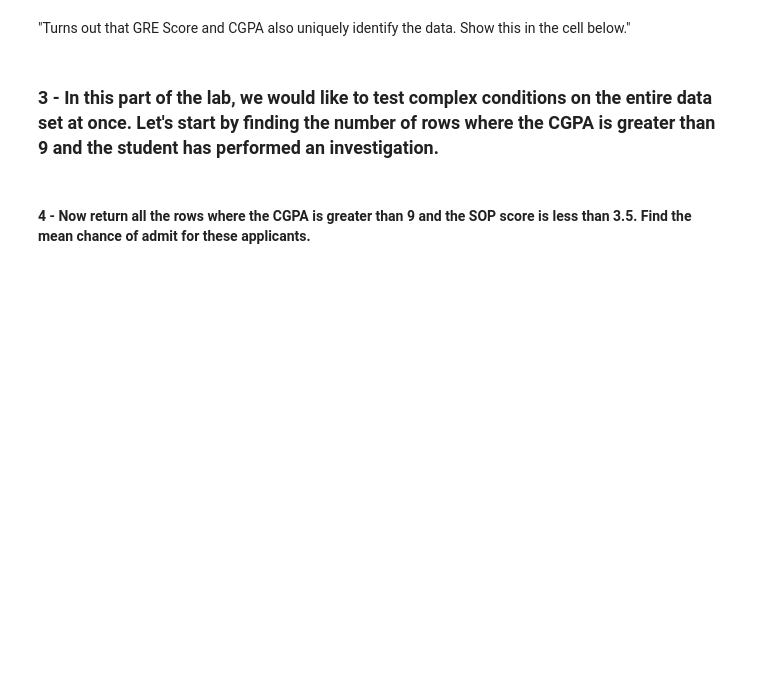
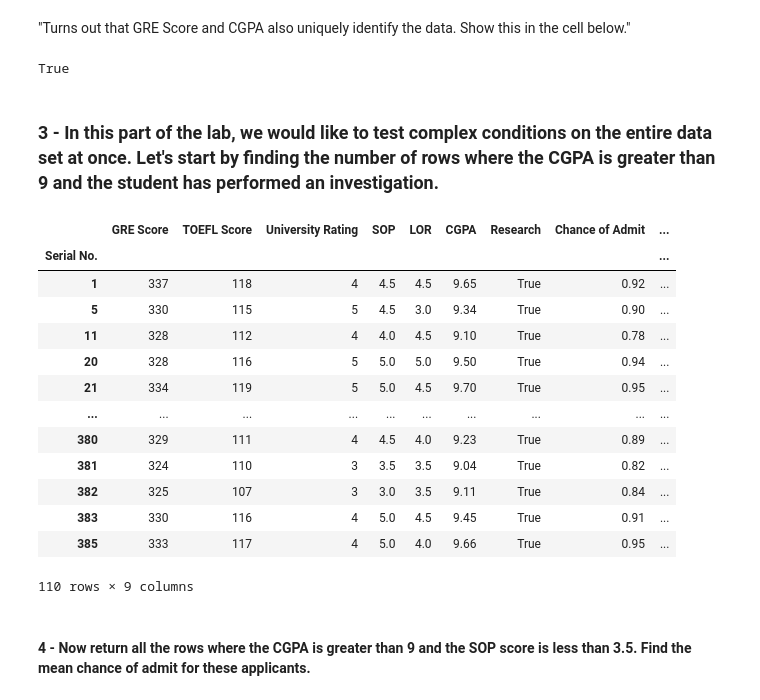
Before and after one commit to Ironhack-data-bcn-oct-2023/lab-pandas, a Jupyter notebook: your-code/pandas_1.ipynb, the cells around one changed output. Drawn from its saved outputs; the diff is of its cells as text; code cells hidden in the pictures; blank space fills up the shorter version.

```diff
--- a/your-code/pandas_1.ipynb
+++ b/your-code/pandas_1.ipynb
@@ -85,2 +235,5 @@ Let's evaluate the dataset by looking at the `head` function.
 # %% [markdown]
 ###  2 -  Interestingly, there is a column that uniquely identifies the applicants. This column is the serial number column. Instead of having our own index, we should make this column our index. Do this in the cell below. Keep the column in the dataframe in addition to making it an index.
+# %%
+admissions.set_index('Serial No.') #not running this because I accidentally overwrote admissions already so this no longer works but this is what I did!
+admissions
@@ -87,6 +255,31 @@ Let's evaluate the dataset by looking at the `head` function.
 # %% [markdown]
 "Turns out that GRE Score and CGPA also uniquely identify the data. Show this in the cell below."
+# %%
+admissions["GRE_CGPA"] = admissions["GRE Score"].astype(str) + "-" + admissions["CGPA"].astype(str)
+admissions["GRE_CGPA"].is_unique
+# %% [output]
+True
 # %% [markdown]
 ### 3 - In this part of the lab, we would like to test complex conditions on the entire data set at once. Let's start by finding the number of rows where the CGPA is greater than 9 and the student has performed an investigation.
+# %%
+condition_1 = (admissions["CGPA"] > 9) & (admissions["Research"] == 1)
+admissions_filter1 = admissions[condition_1]
+admissions_filter1
+##not sure why this wasn't working when I tried to do it in 2 separate conditions
+# %% [output]
+|  | GRE Score | TOEFL Score | University Rating | SOP | LOR | CGPA | Research | Chance of Admit | ... |
+| Serial No. |  |  |  |  |  |  |  |  | ... |
+| 1 | 337 | 118 | 4 | 4.5 | 4.5 | 9.65 | True | 0.92 | ... |
+| 5 | 330 | 115 | 5 | 4.5 | 3.0 | 9.34 | True | 0.90 | ... |
+| 11 | 328 | 112 | 4 | 4.0 | 4.5 | 9.10 | True | 0.78 | ... |
+| 20 | 328 | 116 | 5 | 5.0 | 5.0 | 9.50 | True | 0.94 | ... |
+| 21 | 334 | 119 | 5 | 5.0 | 4.5 | 9.70 | True | 0.95 | ... |
+| ... | ... | ... | ... | ... | ... | ... | ... | ... | ... |
+| 380 | 329 | 111 | 4 | 4.5 | 4.0 | 9.23 | True | 0.89 | ... |
+| 381 | 324 | 110 | 3 | 3.5 | 3.5 | 9.04 | True | 0.82 | ... |
+| 382 | 325 | 107 | 3 | 3.0 | 3.5 | 9.11 | True | 0.84 | ... |
+| 383 | 330 | 116 | 4 | 5.0 | 4.5 | 9.45 | True | 0.91 | ... |
+| 385 | 333 | 117 | 4 | 5.0 | 4.0 | 9.66 | True | 0.95 | ... |
+110 rows × 9 columns
 # %% [markdown]
 #### 4 - Now return all the rows where the CGPA is greater than 9 and the SOP score is less than 3.5. Find the mean chance of admit for these applicants.
```
Also changed, not shown: parts of 21 cells of this notebook.
